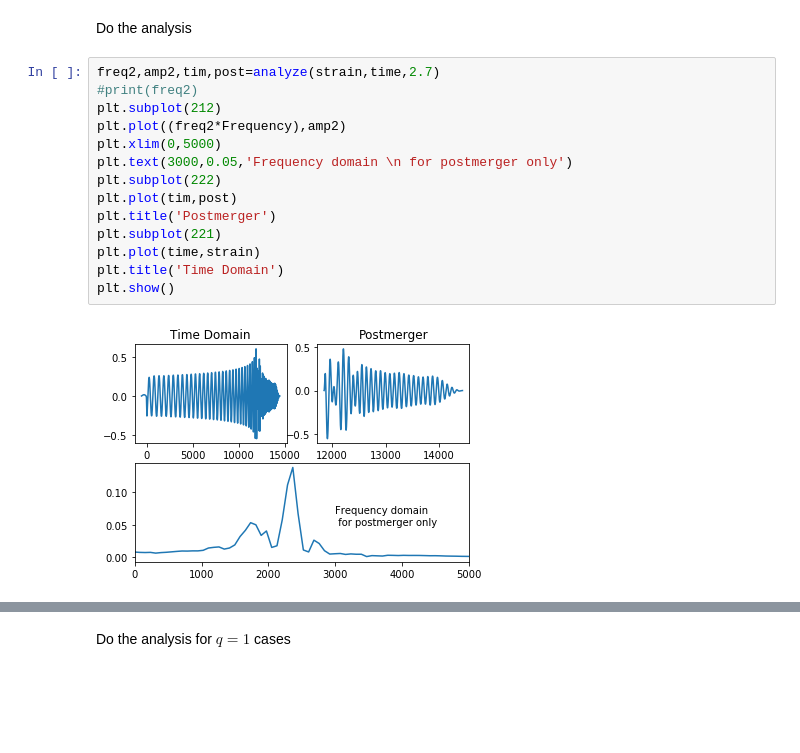
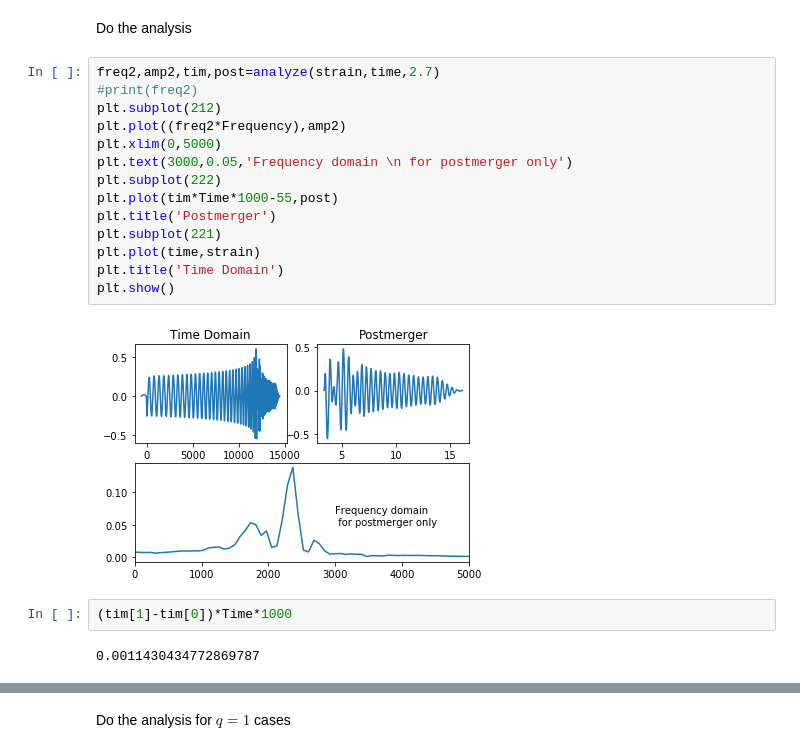
Before and after one commit to johnkou97/sacra, a Jupyter notebook: Plots.ipynb, the cells around one changed output, grey strips where cells are left out. Cells and saved outputs as stored; diff of their text form; blank space fills up the shorter version.

```diff
--- a/Plots.ipynb
+++ b/Plots.ipynb
@@ -185,16 +186,20 @@ Do the analysis
 # %%
 freq2,amp2,tim,post=analyze(strain,time,2.7)
 #print(freq2)
 plt.subplot(212)
 plt.plot((freq2*Frequency),amp2)
 plt.xlim(0,5000)
 plt.text(3000,0.05,'Frequency domain \n for postmerger only')
 plt.subplot(222)
-plt.plot(tim,post)
+plt.plot(tim*Time*1000-55,post)
 plt.title('Postmerger')
 plt.subplot(221)
 plt.plot(time,strain)
 plt.title('Time Domain')
 plt.show()
 # %% [output]
-[figure, old version]
+[figure, new version]
+# %%
+(tim[1]-tim[0])*Time*1000
+# %% [output]
+0.0011430434772869787
```
Also changed, not shown: parts of 2 cells of this notebook, 46 other files.
